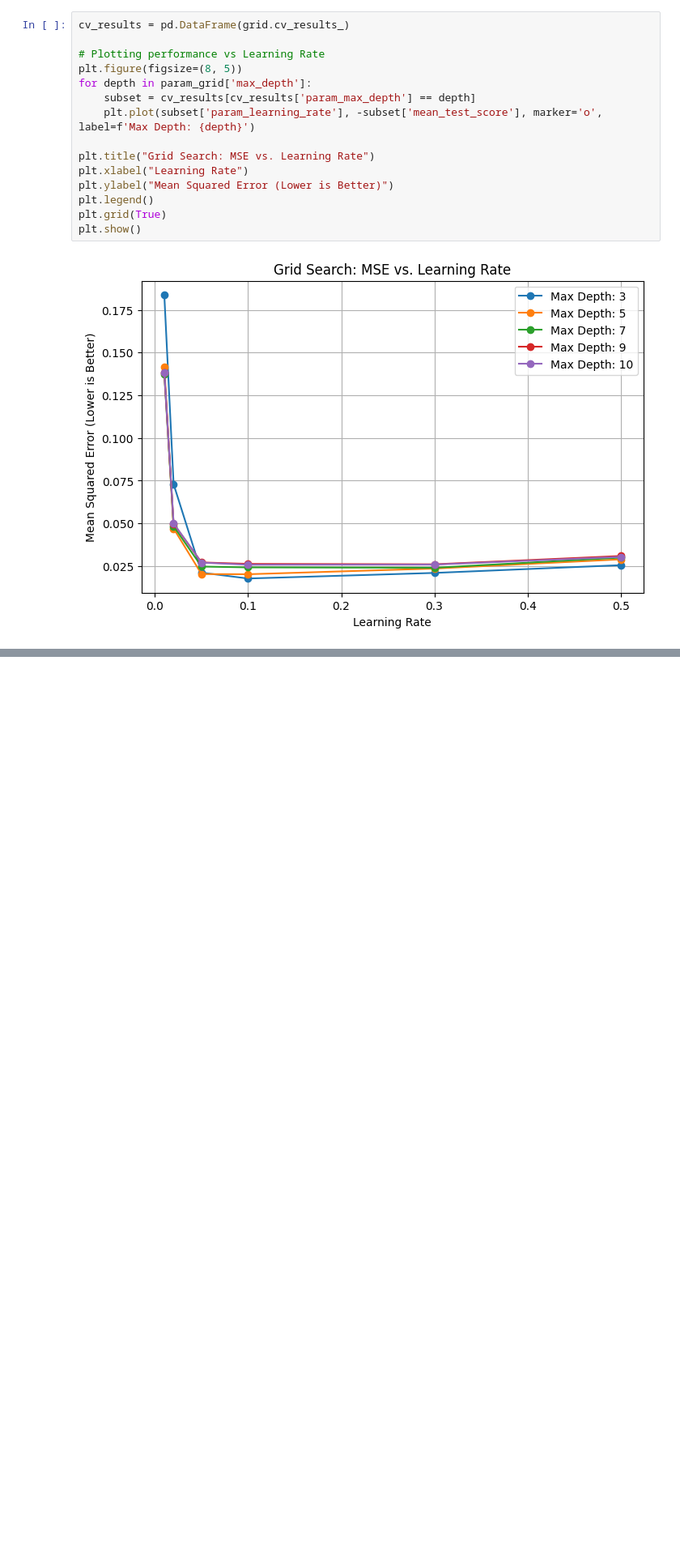
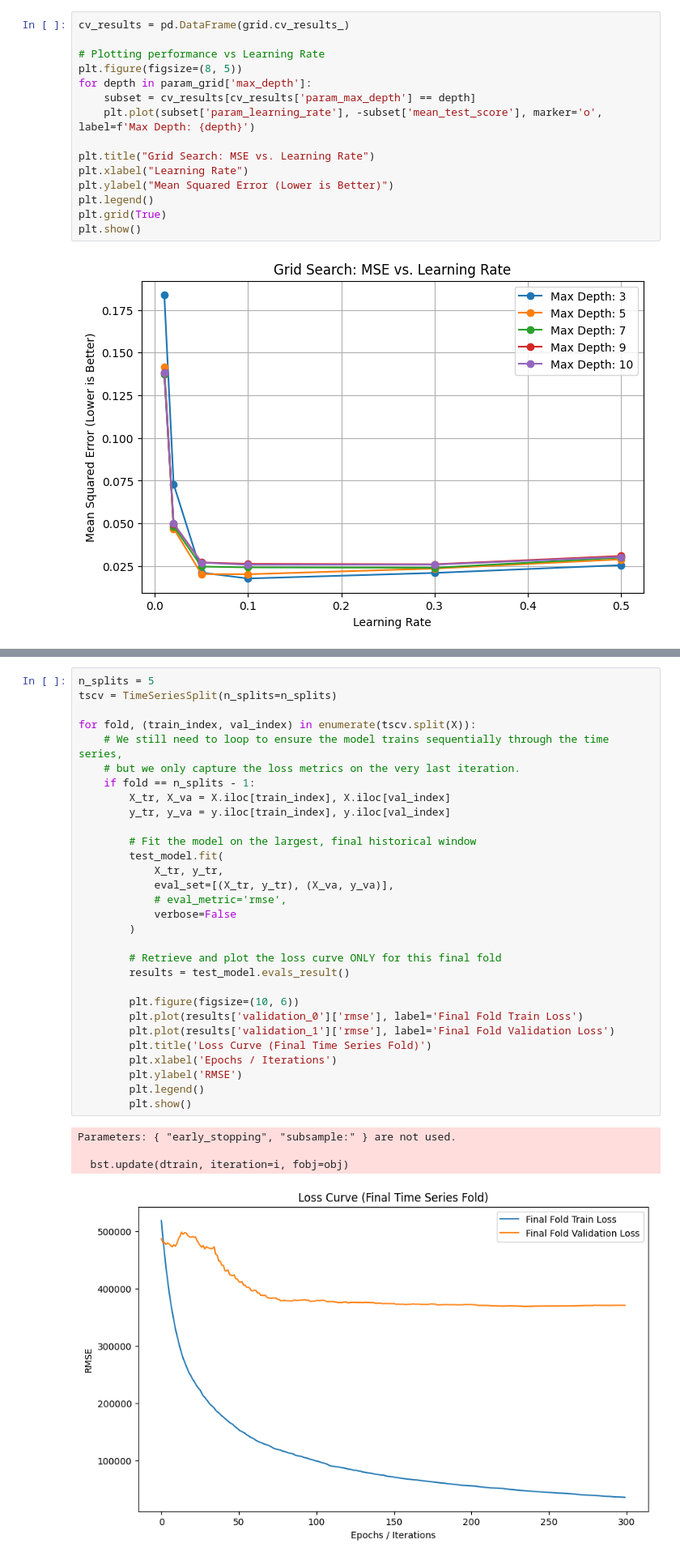
Before and after one commit to emmanresu/Thesis-Keras, a Jupyter notebook: rice_stocks.ipynb, the cells around one changed output, grey strips where cells are left out. Shown at 81% size. Drawn from its saved outputs; the diff is of its cells as text; blank space fills up the shorter version.

```diff
--- a/rice_stocks.ipynb
+++ b/rice_stocks.ipynb
@@ -1966,0 +1832,35 @@ KeyError: 'mae'
+# %%
+n_splits = 5
+tscv = TimeSeriesSplit(n_splits=n_splits)
+
+for fold, (train_index, val_index) in enumerate(tscv.split(X)):
+    # We still need to loop to ensure the model trains sequentially through the time series,
+    # but we only capture the loss metrics on the very last iteration.
+    if fold == n_splits - 1:
+        X_tr, X_va = X.iloc[train_index], X.iloc[val_index]
+        y_tr, y_va = y.iloc[train_index], y.iloc[val_index]
+
+        # Fit the model on the largest, final historical window
+        test_model.fit(
+            X_tr, y_tr,
+            eval_set=[(X_tr, y_tr), (X_va, y_va)],
+            # eval_metric='rmse',
+            verbose=False
+        )
+
+        # Retrieve and plot the loss curve ONLY for this final fold
+        results = test_model.evals_result()
+
+        plt.figure(figsize=(10, 6))
+        plt.plot(results['validation_0']['rmse'], label='Final Fold Train Loss')
+        plt.plot(results['validation_1']['rmse'], label='Final Fold Validation Loss')
+        plt.title('Loss Curve (Final Time Series Fold)')
+        plt.xlabel('Epochs / Iterations')
+        plt.ylabel('RMSE')
+        plt.legend()
+        plt.show()
+# %% [output]
+Parameters: { "early_stopping", "subsample:" } are not used.
+
+  bst.update(dtrain, iteration=i, fobj=obj)
+[figure, added]
```
Also changed, not shown: parts of 23 cells of this notebook.
